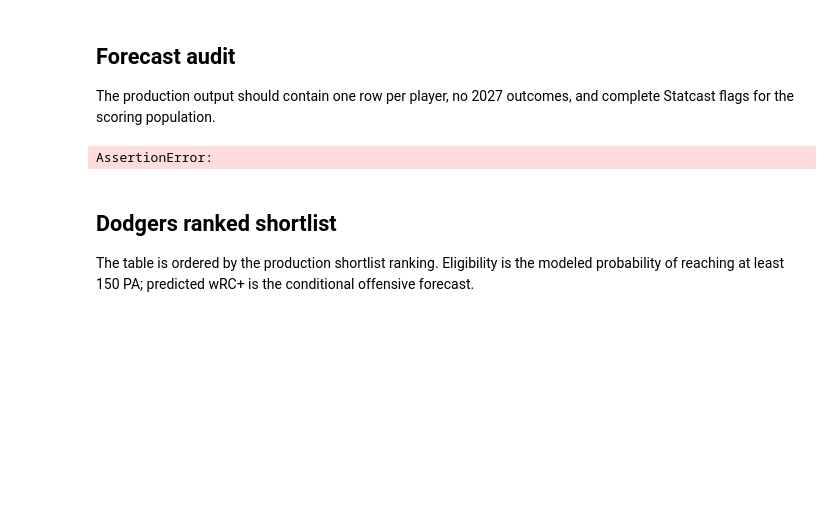
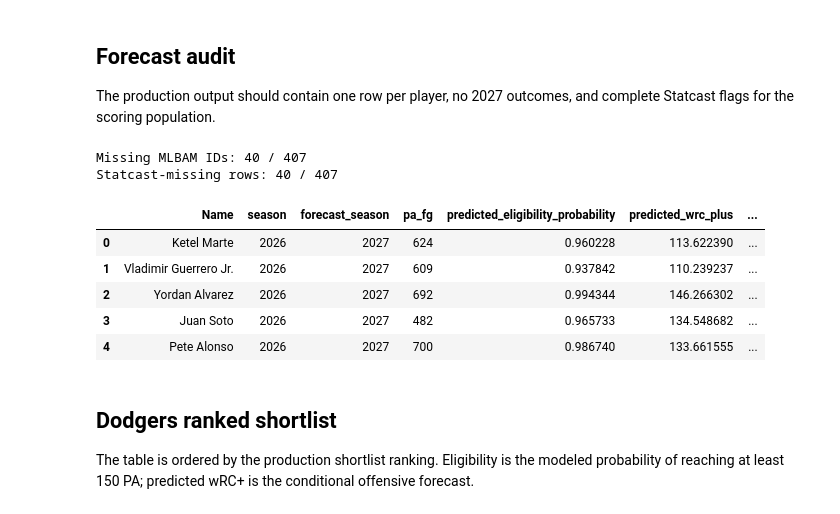
Before and after one commit to transCoderJen/Dodgers-2027-Hitting-Forecasts, a Jupyter notebook: notebooks/dodgers_2027_model_and_predictions.ipynb, the cells around one changed output. Cells and saved outputs as stored; diff of their text form; code cells hidden in the pictures; blank space fills up the shorter version.

Commit message:
Validate Dodgers forecast notebook

```diff
--- a/notebooks/dodgers_2027_model_and_predictions.ipynb
+++ b/notebooks/dodgers_2027_model_and_predictions.ipynb
@@ -24,15 +24,23 @@ The production output should contain one row per player, no 2027 outcomes, and c
 # %%
 required = ['Name', 'season', 'forecast_season', 'pa_fg', 'predicted_eligibility_probability', 'predicted_wrc_plus', 'statcast_missing']
 missing_columns = sorted(set(required) - set(forecast.columns))
 assert not missing_columns, f'Missing columns: {missing_columns}'
 assert forecast['Name'].notna().all()
-assert forecast['mlbam_id'].notna().all()
-assert not forecast['mlbam_id'].duplicated().any(), 'Forecast rows must have unique MLBAM IDs'
+available_ids = forecast['mlbam_id'].dropna()
+assert not available_ids.duplicated().any(), 'Available MLBAM IDs must be unique'
 assert (forecast['forecast_season'] == 2027).all()
+print(f'Missing MLBAM IDs: {forecast["mlbam_id"].isna().sum()} / {len(forecast)}')
 print(f'Statcast-missing rows: {forecast.statcast_missing.sum()} / {len(forecast)}')
 forecast[required].head()
 # %% [output]
-AssertionError:
+Missing MLBAM IDs: 40 / 407
+Statcast-missing rows: 40 / 407
+|  | Name | season | forecast_season | pa_fg | predicted_eligibility_probability | predicted_wrc_plus | ... |
+| 0 | Ketel Marte | 2026 | 2027 | 624 | 0.960228 | 113.622390 | ... |
+| 1 | Vladimir Guerrero Jr. | 2026 | 2027 | 609 | 0.937842 | 110.239237 | ... |
+| 2 | Yordan Alvarez | 2026 | 2027 | 692 | 0.994344 | 146.266302 | ... |
+| 3 | Juan Soto | 2026 | 2027 | 482 | 0.965733 | 134.548682 | ... |
+| 4 | Pete Alonso | 2026 | 2027 | 700 | 0.986740 | 133.661555 | ... |
 # %% [markdown]
 ## Dodgers ranked shortlist
 
```
Also changed, not shown: parts of 2 cells of this notebook, 1 other file.
